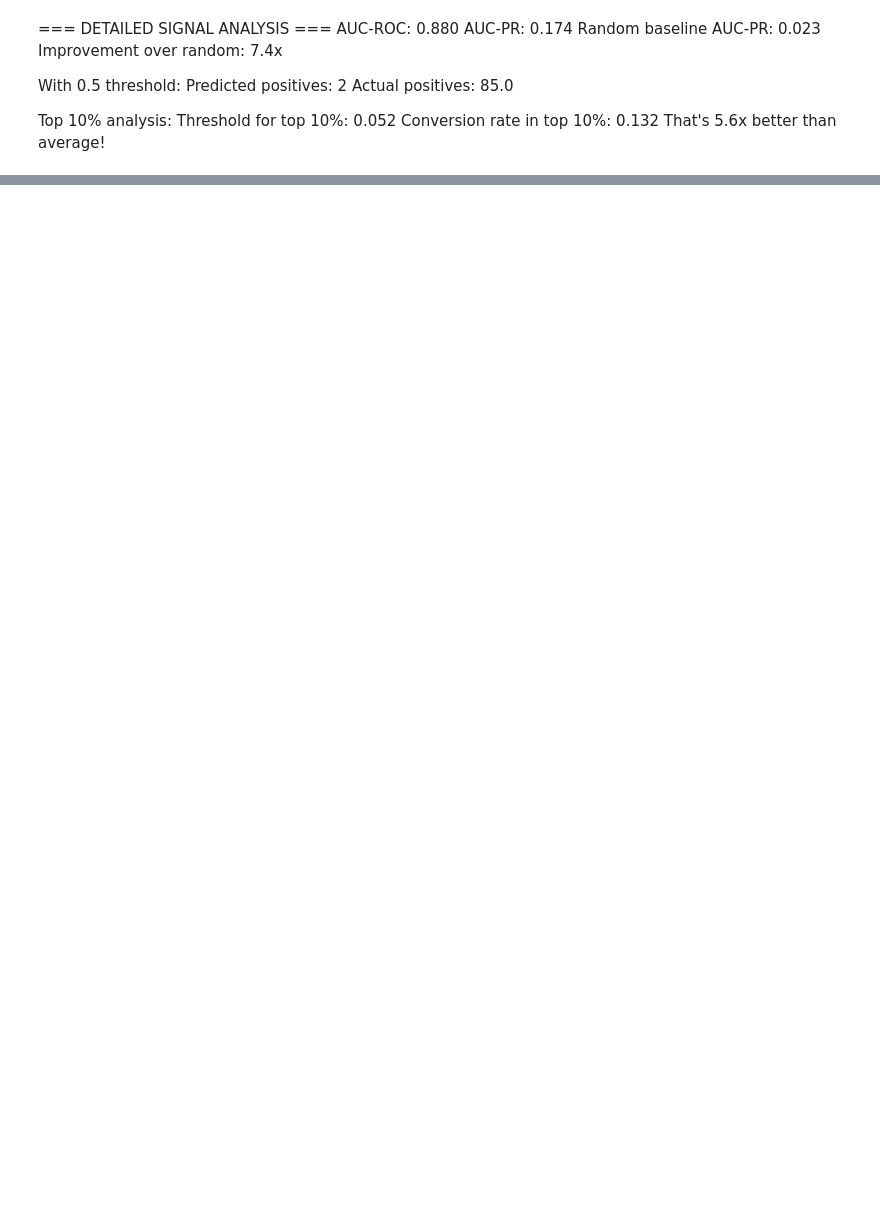
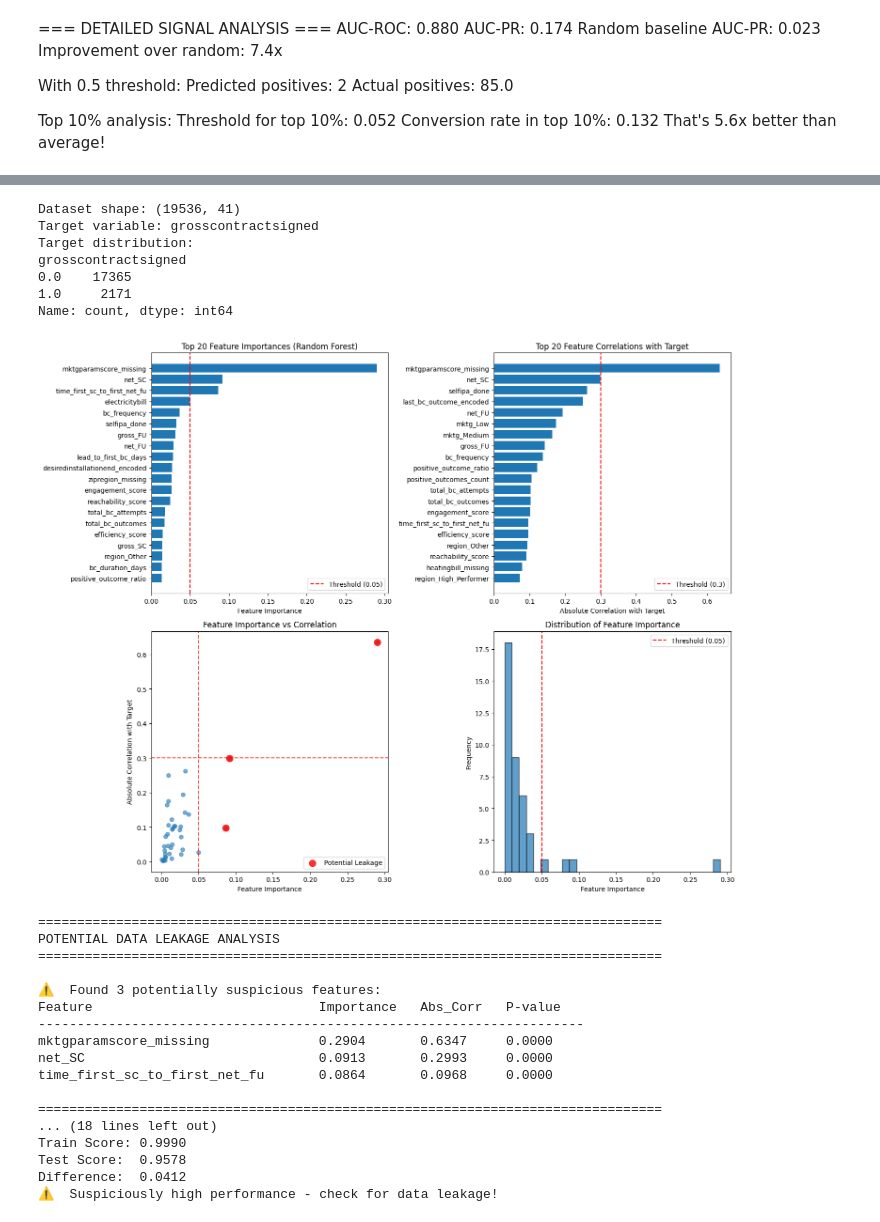
Before and after one commit to Elifchio/client, a Jupyter notebook: 03_feature selection.ipynb, the cells around one changed output, grey strips where cells are left out. Saved outputs shown, nothing was run; the diff lists cells and outputs as text; code cells hidden in the pictures; blank space fills up the shorter version.

Commit message:
data leakage

```diff
--- a/03_feature selection.ipynb
+++ b/03_feature selection.ipynb
@@ -77,7 +77,7 @@ Not converted: 7447
 df = df.dropna().copy()
 # %%
 # Separate features from target
-target_column = 'netcontractsigned'
+target_column = 'grosscontractsigned'
 X = df.drop(target_column, axis=1)
 y = df[target_column]
 
@@ -238,0 +646,28 @@ memory usage: 2.1 MB
+# %%
+results, model = analyze_feature_importance_and_leakage(df, 'grosscontractsigned', 'classification')
+# %% [output]
+Dataset shape: (19536, 41)
+Target variable: grosscontractsigned
+Target distribution:
+grosscontractsigned
+0.0    17365
+1.0     2171
+Name: count, dtype: int64
+[figure, added]
+================================================================================
+POTENTIAL DATA LEAKAGE ANALYSIS
+================================================================================
+
+⚠️  Found 3 potentially suspicious features:
+Feature                             Importance   Abs_Corr   P-value
+----------------------------------------------------------------------
+mktgparamscore_missing              0.2904       0.6347     0.0000
+net_SC                              0.0913       0.2993     0.0000
+time_first_sc_to_first_net_fu       0.0864       0.0968     0.0000
+
+================================================================================
+... (18 lines left out)
+Train Score: 0.9990
+Test Score:  0.9578
+Difference:  0.0412
+⚠️  Suspiciously high performance - check for data leakage!
```
Also changed, not shown: parts of 13 cells of this notebook.
